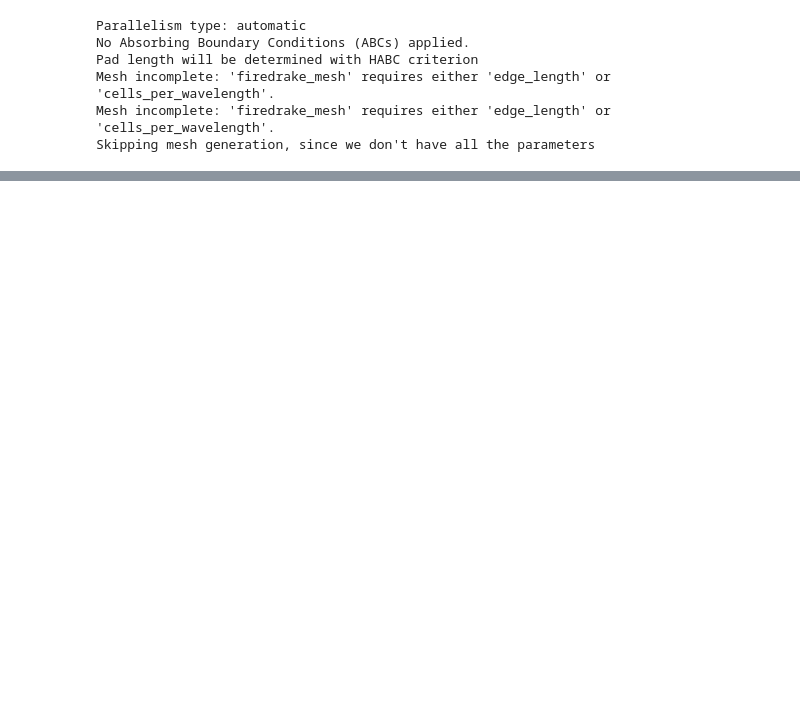
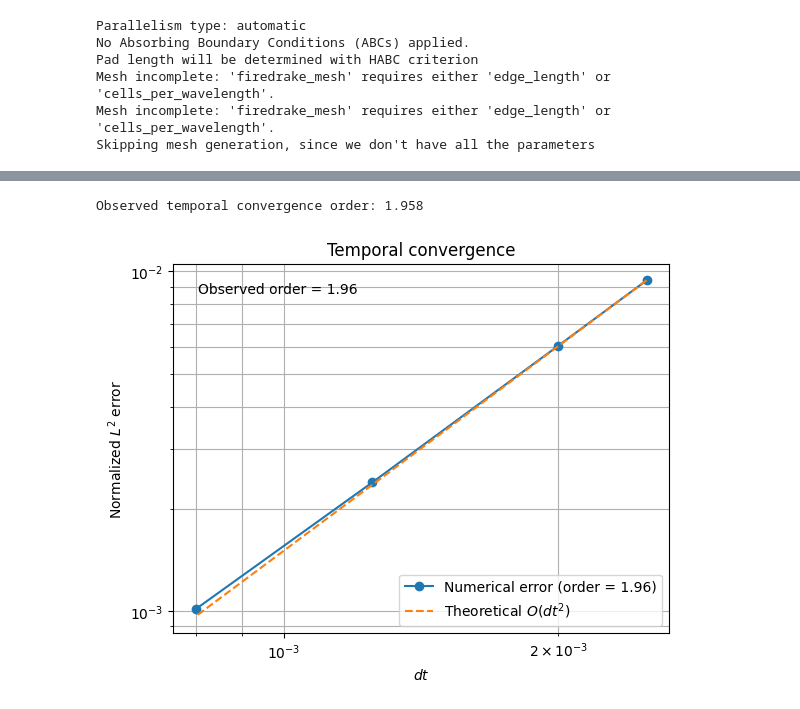
Before and after one commit to NDF-Poli-USP/spyro, a Jupyter notebook: notebook_tutorials/elastic_temporal_convergence.ipynb, the cells around one changed output, grey strips where cells are left out. Cells and saved outputs as stored; diff of their text form; code cells hidden in the pictures; blank space fills up the shorter version.

```diff
--- a/notebook_tutorials/elastic_temporal_convergence.ipynb
+++ b/notebook_tutorials/elastic_temporal_convergence.ipynb
@@ -220,0 +251,5 @@ We will use different timesteps and compare every numerical solution with the an
+# %%
+def get_wave_propagation_result(wave, dt):
+    wave.dt = dt
+    wave.forward_solve()
+    return wave.forward_solution_receivers
@@ -220,0 +300,45 @@ We will use different timesteps and compare every numerical solution with the an
+# %%
+log_dt = np.log(dts)
+log_errors = np.log(errors)
+
+p, intercept = np.polyfit(log_dt, log_errors, 1)
+
+print(f"\nObserved temporal convergence order: {p:.3f}")
+
+# Plot convergence
+fig, ax = plt.subplots()
+
+ax.loglog(
+    dts,
+    errors,
+    "o-",
+    label=f"Numerical error (order = {p:.2f})",
+)
+
+ax.loglog(
+    dts,
+    theory,
+    "--",
+    label="Theoretical $O(dt^2)$",
+)
+
+ax.set_xlabel("$dt$")
+ax.set_ylabel("Normalized $L^2$ error")
+ax.set_title("Temporal convergence")
+
+ax.grid(True, which="both")
+ax.legend()
+
+# Add convergence-rate information to the plot
+ax.text(
+    0.05,
+    0.95,
+    f"Observed order = {p:.2f}",
+    transform=ax.transAxes,
+    verticalalignment="top",
+)
+
+plt.show()
+# %% [output]
+Observed temporal convergence order: 1.958
+[figure, added]
```
Also changed, not shown: parts of 18 cells of this notebook, 3 other files.
